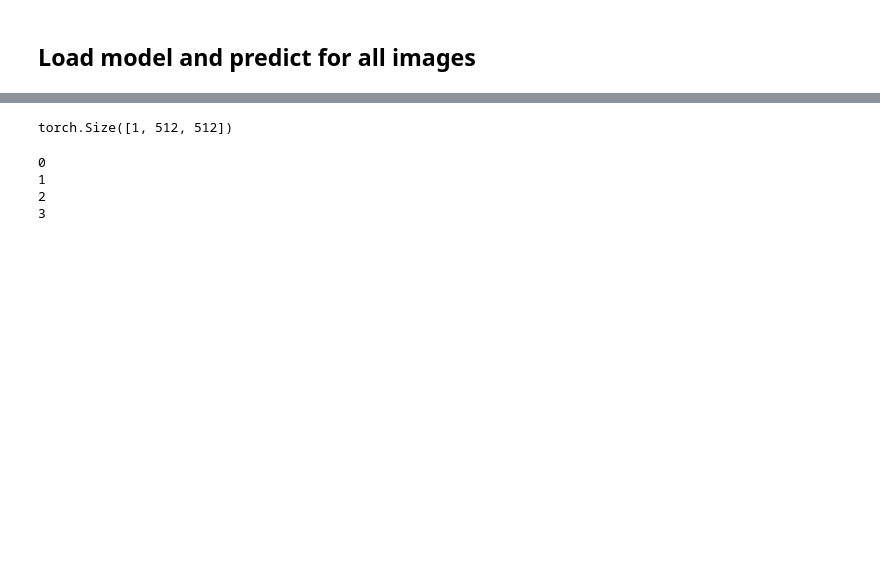
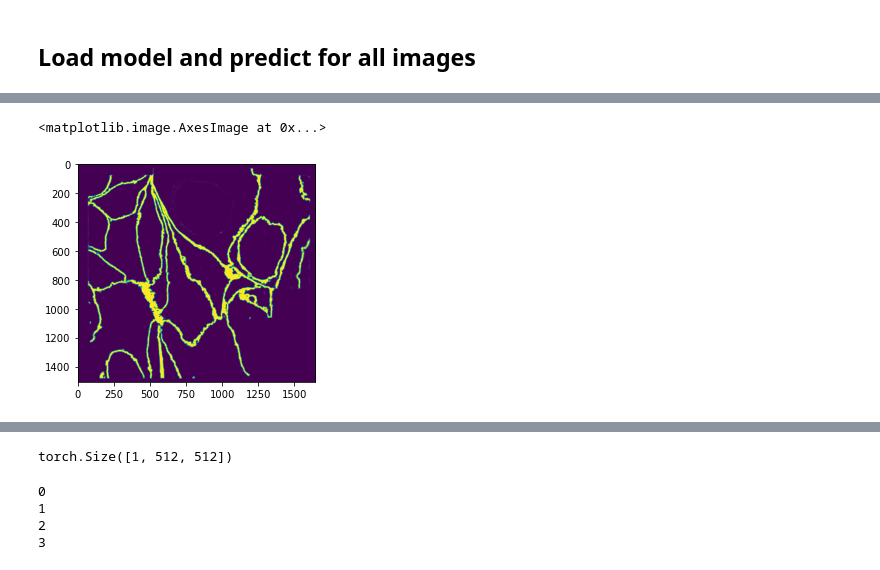
Before and after one commit to Buglakova/fibsem_segm, a Jupyter notebook: check_results.ipynb, the cells around one changed output, grey strips where cells are left out. Drawn from its saved outputs; the diff is of its cells as text; code cells hidden in the pictures; blank space fills up the shorter version.

```diff
--- a/check_results.ipynb
+++ b/check_results.ipynb
@@ -127,0 +360,5 @@ model_loaded.load_state_dict(checkpoint['model_state_dict'])
+# %%
+plt.imshow(stitched[1, :, :])
+# %% [output]
+<matplotlib.image.AxesImage at 0x...>
+[figure, added]
```
Also changed, not shown: parts of 38 cells of this notebook.
